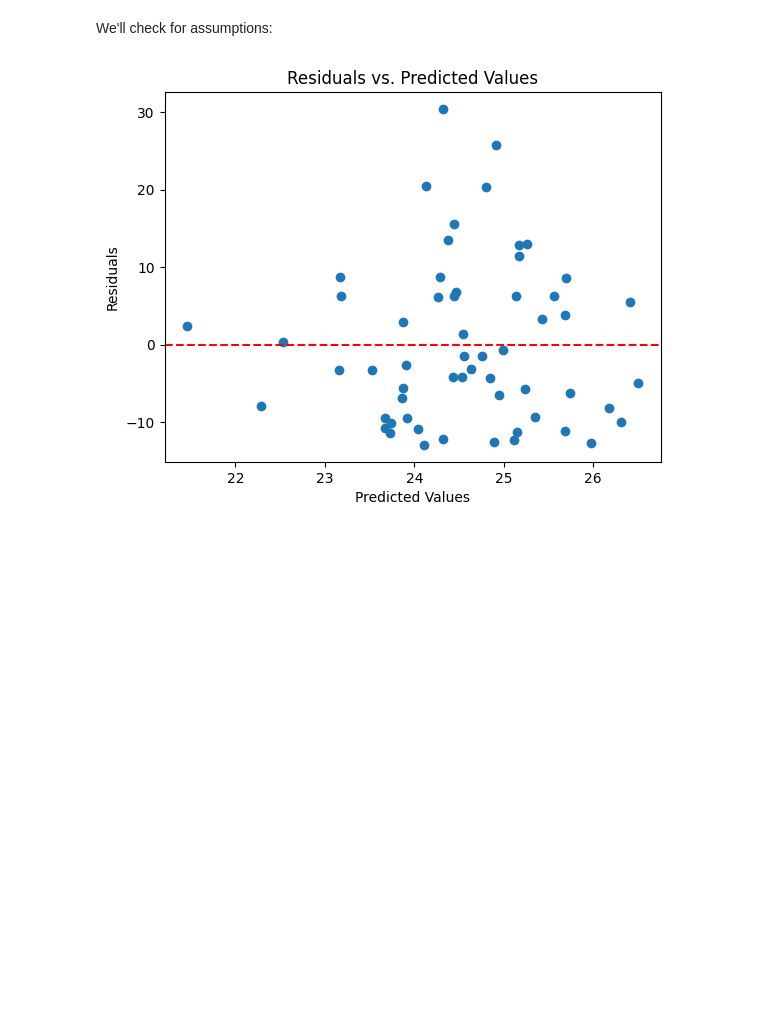
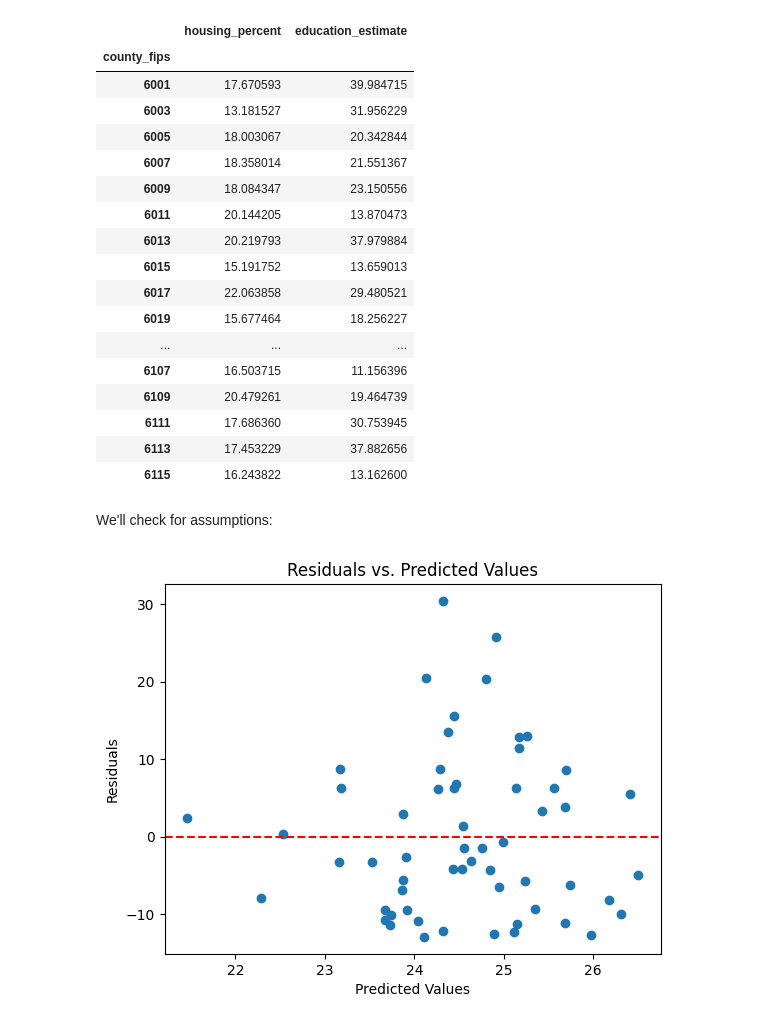
Before and after one commit to Naye312/Math189-group33, a Jupyter notebook: scatterplot.ipynb, the cells around one changed output. Drawn from its saved outputs; the diff is of its cells as text; code cells hidden in the pictures; blank space fills up the shorter version.

```diff
--- a/scatterplot.ipynb
+++ b/scatterplot.ipynb
@@ -16,7 +16,26 @@ education_estimate = education.groupby("county_fips")["estimate"].mean()
 #education_estimate
 # %%
 estimation = pd.concat([housing_percent, education_estimate], axis=1).rename(columns={"percent": "housing_percent", "estimate": "education_estimate"})
-#estimation
+estimation
+# %% [output]
+|  | housing_percent | education_estimate |
+| county_fips |  |  |
+| 6001 | 17.670593 | 39.984715 |
+| 6003 | 13.181527 | 31.956229 |
+| 6005 | 18.003067 | 20.342844 |
+| 6007 | 18.358014 | 21.551367 |
+| 6009 | 18.084347 | 23.150556 |
+| 6011 | 20.144205 | 13.870473 |
+| 6013 | 20.219793 | 37.979884 |
+| 6015 | 15.191752 | 13.659013 |
+| 6017 | 22.063858 | 29.480521 |
+| 6019 | 15.677464 | 18.256227 |
+| ... | ... | ... |
+| 6107 | 16.503715 | 11.156396 |
+| 6109 | 20.479261 | 19.464739 |
+| 6111 | 17.686360 | 30.753945 |
+| 6113 | 17.453229 | 37.882656 |
+| 6115 | 16.243822 | 13.162600 |
 # %% [markdown]
 We'll check for assumptions:
 # %%
```
Also changed, not shown: parts of 2 cells of this notebook.
